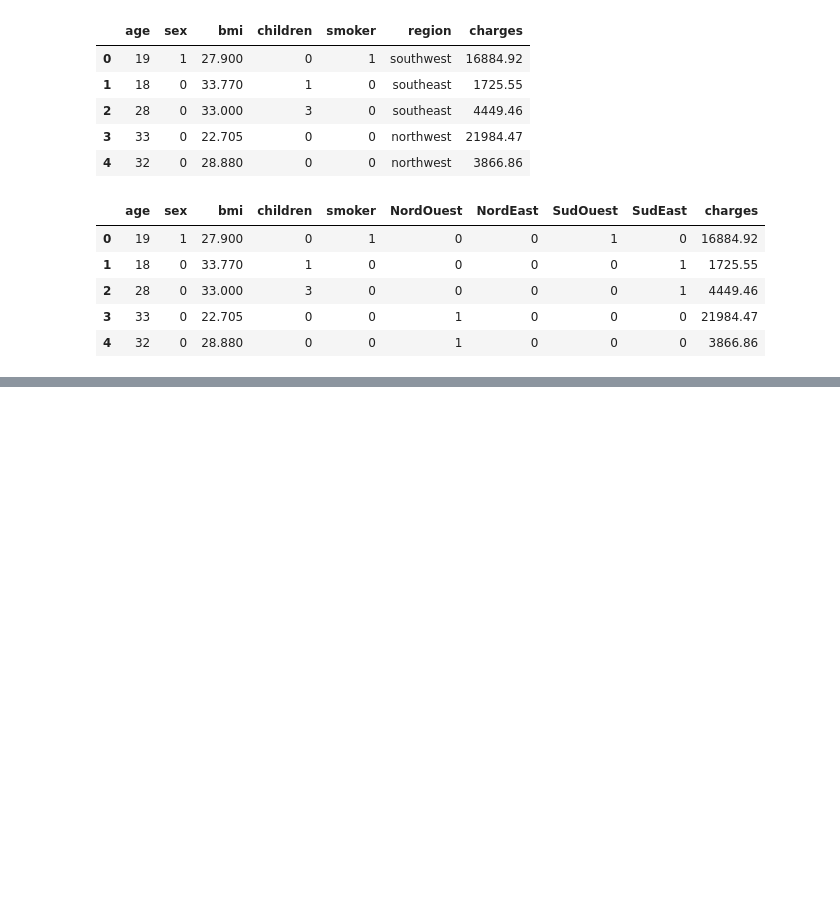
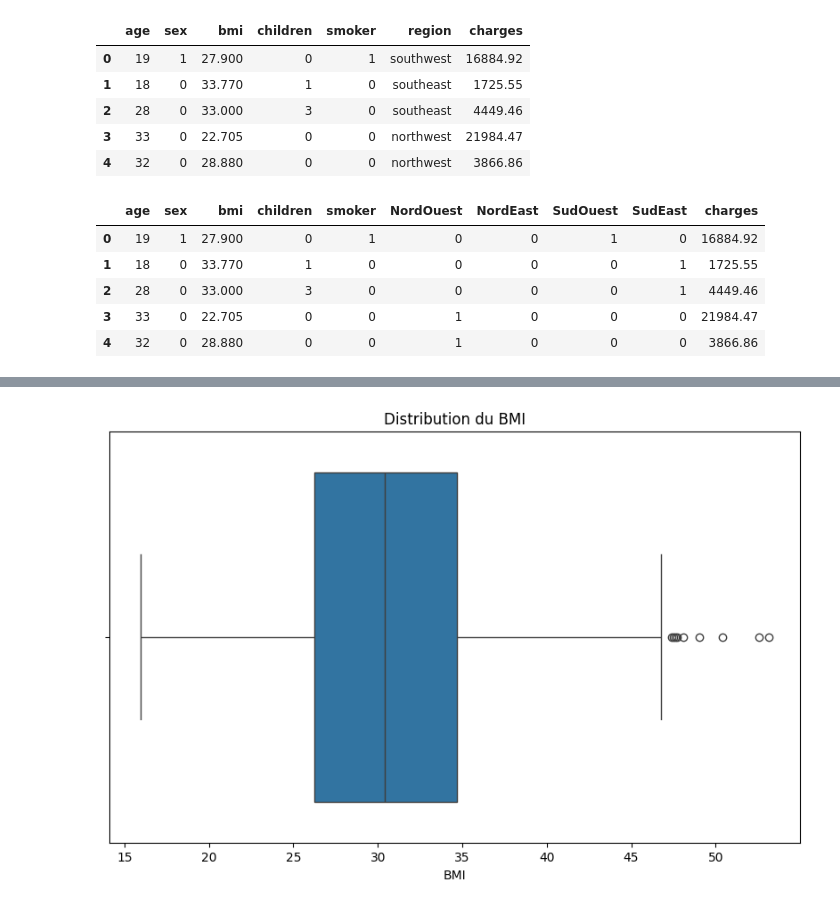
Before and after one commit to ElieLECAS/Assurance_FE, a Jupyter notebook: checklist.ipynb, the cells around one changed output, grey strips where cells are left out. Cells and saved outputs as stored; diff of their text form; code cells hidden in the pictures; blank space fills up the shorter version.

```diff
--- a/checklist.ipynb
+++ b/checklist.ipynb
@@ -99,0 +128,12 @@ df.head()
+# %%
+plt.figure(figsize=(10, 6))
+sns.boxplot(x='bmi', data=df)
+
+# Ajout de titres et d'étiquettes
+plt.title('Distribution du BMI')
+plt.xlabel('BMI')
+
+# Affichage du graphique
+plt.show()
+# %% [output]
+[figure, added]
```
Also changed, not shown: parts of 10 cells of this notebook.
